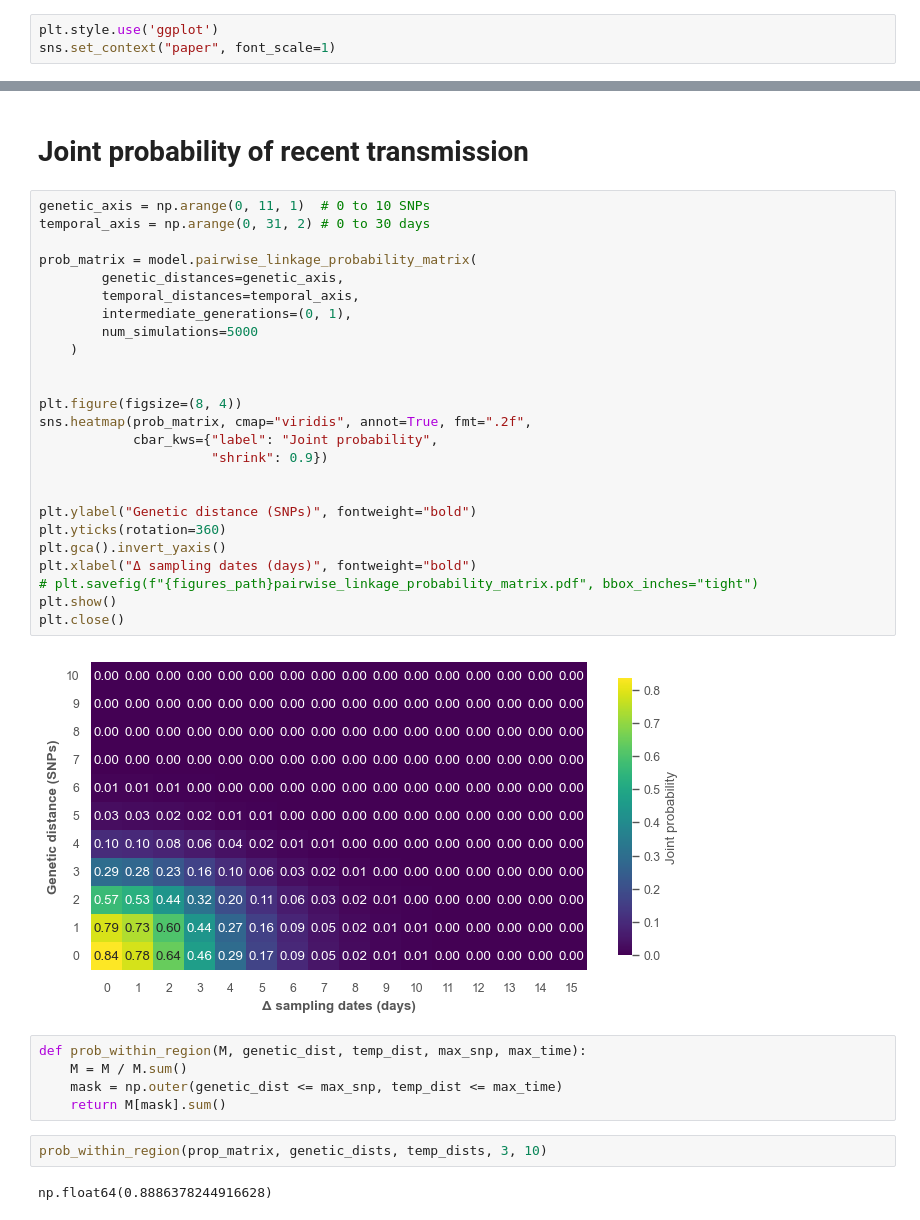
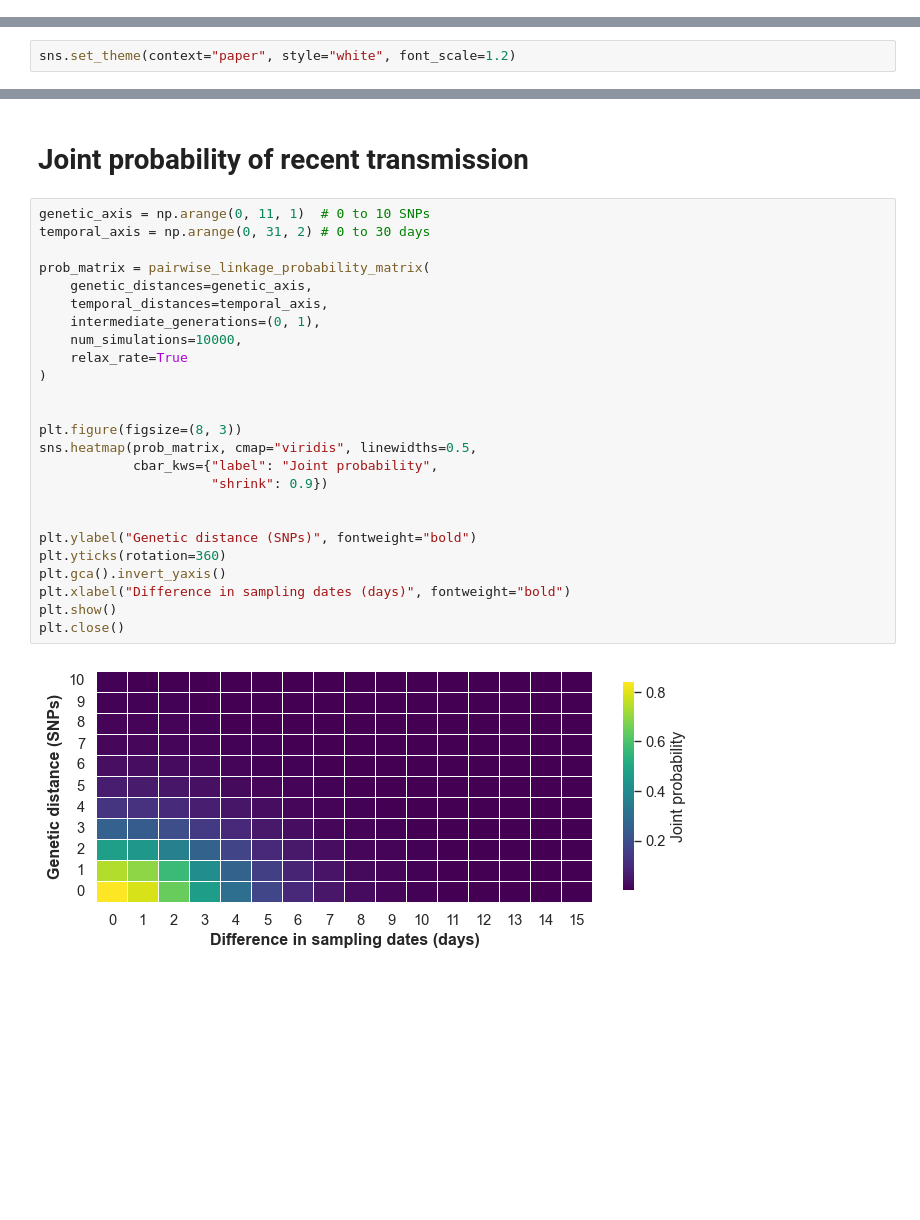
Before and after one commit to ydnkka/epilink, a Jupyter notebook: characterising_epilink.ipynb, the cells around one changed output, grey strips where cells are left out. Saved outputs shown, nothing was run; the diff lists cells and outputs as text; blank space fills up the shorter version.

```diff
--- a/characterising_epilink.ipynb
+++ b/characterising_epilink.ipynb
@@ -17,6 +14,3 @@ from epilink import (
     presymptomatic_fraction
 )
 import epilink.transmission_linkage_model as model
-# %%
-plt.style.use('ggplot')
-sns.set_context("paper", font_scale=1)
@@ -154,0 +17,2 @@ plt.close(fig)
+# %%
+sns.set_theme(context="paper", style="white", font_scale=1.2)
@@ -169,36 +125,27 @@ probability = estimate_linkage_probabilities(
 # %%
 genetic_axis = np.arange(0, 11, 1)  # 0 to 10 SNPs
 temporal_axis = np.arange(0, 31, 2) # 0 to 30 days
 
-prob_matrix = model.pairwise_linkage_probability_matrix(
-        genetic_distances=genetic_axis,
-        temporal_distances=temporal_axis,
-        intermediate_generations=(0, 1),
-        num_simulations=5000
-    )
+prob_matrix = pairwise_linkage_probability_matrix(
+    genetic_distances=genetic_axis,
+    temporal_distances=temporal_axis,
+    intermediate_generations=(0, 1),
+    num_simulations=10000,
+    relax_rate=True
+)
 
 
-plt.figure(figsize=(8, 4))
-sns.heatmap(prob_matrix, cmap="viridis", annot=True, fmt=".2f",
+plt.figure(figsize=(8, 3))
+sns.heatmap(prob_matrix, cmap="viridis", linewidths=0.5,
             cbar_kws={"label": "Joint probability",
                       "shrink": 0.9})
 
 
 plt.ylabel("Genetic distance (SNPs)", fontweight="bold")
 plt.yticks(rotation=360)
 plt.gca().invert_yaxis()
-plt.xlabel("Δ sampling dates (days)", fontweight="bold")
-# plt.savefig(f"{figures_path}pairwise_linkage_probability_matrix.pdf", bbox_inches="tight")
+plt.xlabel("Difference in sampling dates (days)", fontweight="bold")
 plt.show()
 plt.close()
 # %% [output]
-[figure, old version]
+[figure, new version]
-# %%
-def prob_within_region(M, genetic_dist, temp_dist, max_snp, max_time):
-    M = M / M.sum()
-    mask = np.outer(genetic_dist <= max_snp, temp_dist <= max_time)
-    return M[mask].sum()
-# %%
-prob_within_region(prop_matrix, genetic_dists, temp_dists, 3, 10)
-# %% [output]
-np.float64(0.8886378244916628)
```
Also changed, not shown: parts of 21 cells of this notebook, 3 other files.
